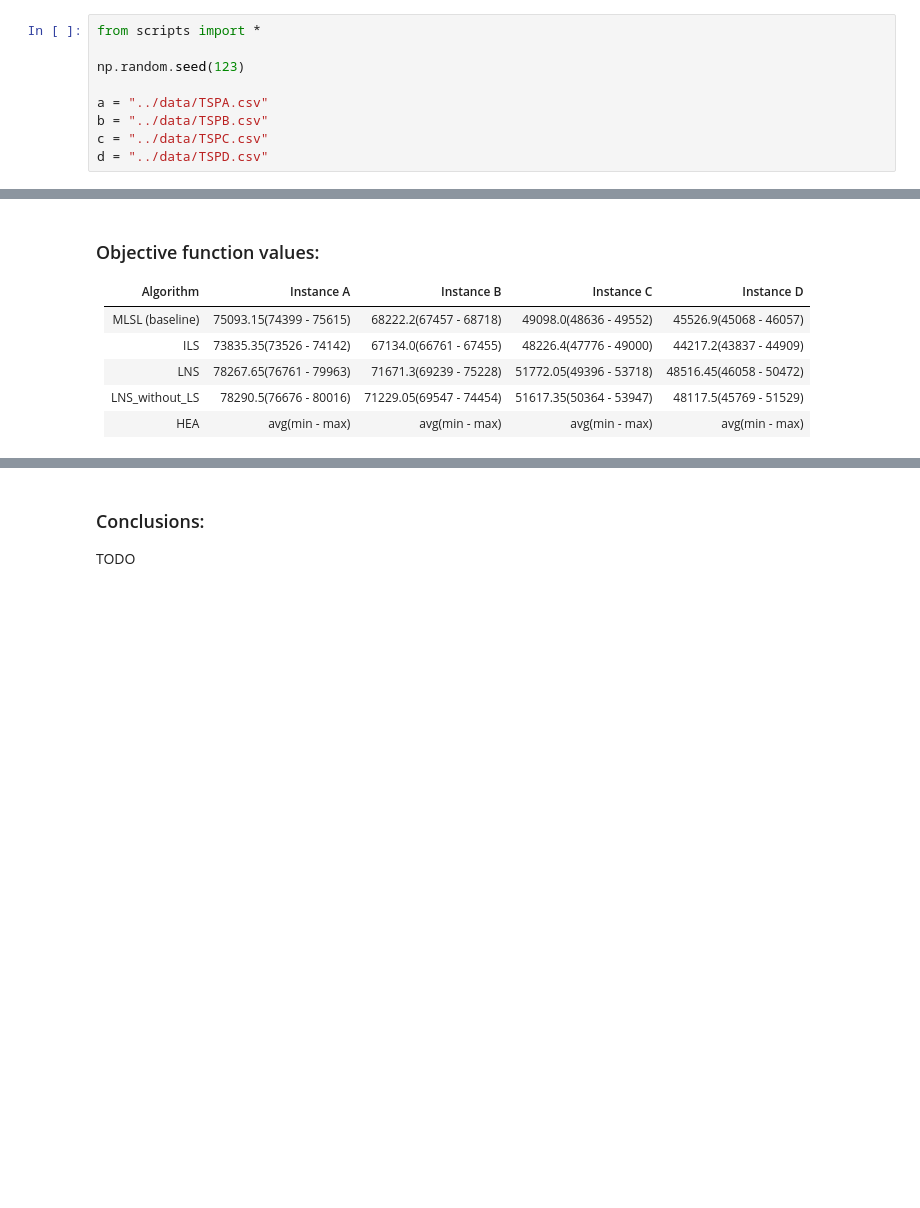
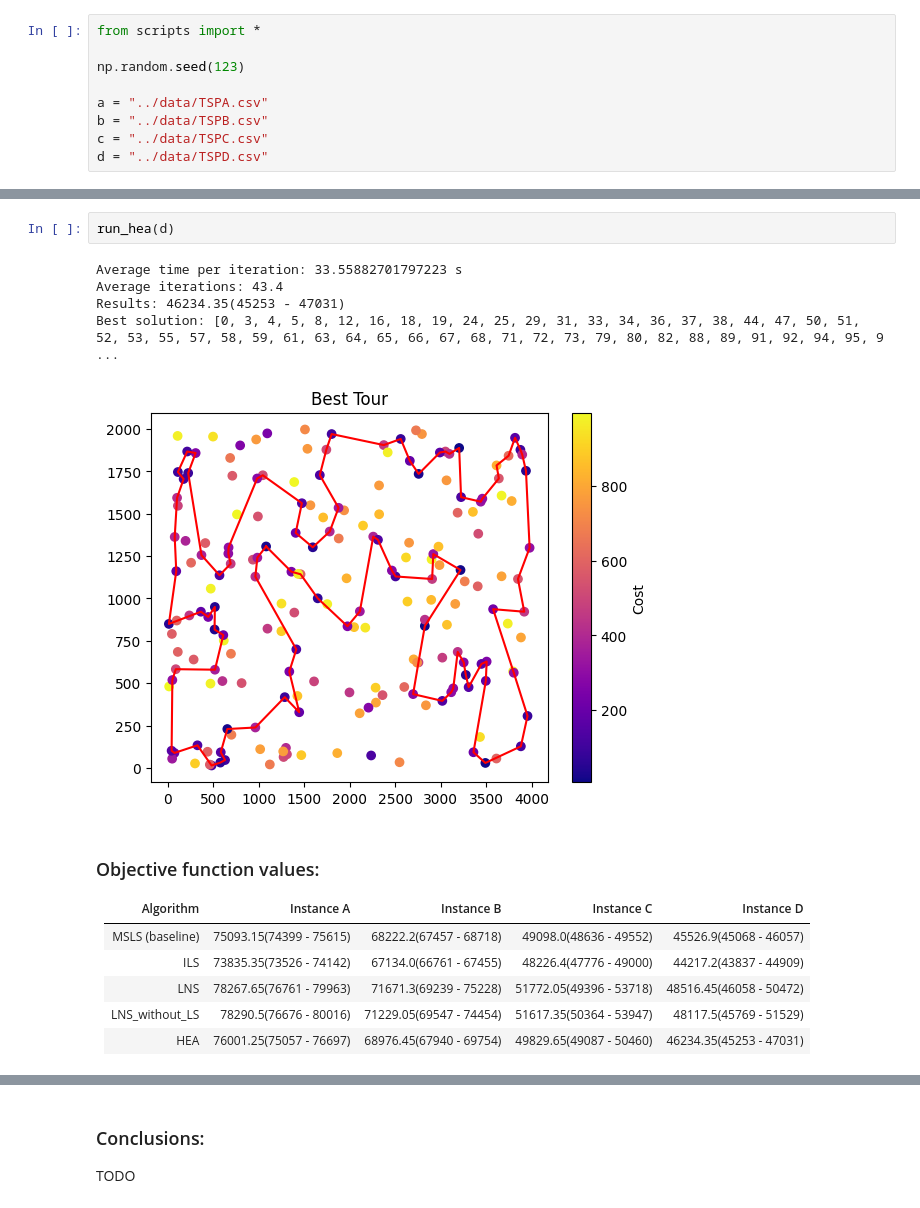
Before and after one commit to Oskshust/evo_comp, a Jupyter notebook: 9/raport.ipynb, the cells around one changed output, grey strips where cells are left out. Cells and saved outputs as stored; diff of their text form; blank space fills up the shorter version.

```diff
--- a/9/raport.ipynb
+++ b/9/raport.ipynb
@@ -63,13 +66,21 @@ Best solution: [0, 1, 4, 5, 6, 8, 11, 14, 15, 19, 20, 21, 22, 26, 31, 32, 36, 37
+# %%
+run_hea(d)
+# %% [output]
+Average time per iteration: 33.55882701797223 s
+Average iterations: 43.4
+Results: 46234.35(45253 - 47031)
+Best solution: [0, 3, 4, 5, 8, 12, 16, 18, 19, 24, 25, 29, 31, 33, 34, 36, 37, 38, 44, 47, 50, 51, 52, 53, 55, 57, 58, 59, 61, 63, 64, 65, 66, 67, 68, 71, 72, 73, 79, 80, 82, 88, 89, 91, 92, 94, 95, 9 ...
+[figure, added]
 # %% [markdown]
 ### Objective function values:
 
 | Algorithm | Instance A  | Instance B   | Instance C   | Instance D   |
 |-----------|----------|----------|----------|----------|
-| MLSL (baseline) | 75093.15(74399 - 75615) | 68222.2(67457 - 68718) |  49098.0(48636 - 49552) | 45526.9(45068 - 46057) |
+| MSLS (baseline) | 75093.15(74399 - 75615) | 68222.2(67457 - 68718) |  49098.0(48636 - 49552) | 45526.9(45068 - 46057) |
 | ILS | 73835.35(73526 - 74142) | 67134.0(66761 - 67455) | 48226.4(47776 - 49000) | 44217.2(43837 - 44909) |
 | LNS | 78267.65(76761 - 79963) | 71671.3(69239 - 75228) | 51772.05(49396 - 53718) | 48516.45(46058 - 50472) |
 | LNS_without_LS | 78290.5(76676 - 80016) | 71229.05(69547 - 74454) | 51617.35(50364 - 53947) | 48117.5(45769 - 51529) |
-| HEA | avg(min - max) | avg(min - max) | avg(min - max) | avg(min - max) |
+| HEA | 76001.25(75057 - 76697) | 68976.45(67940 - 69754) | 49829.65(49087 - 50460) | 46234.35(45253 - 47031) |
 # %% [markdown]
 ### Average time per instance values (in seconds):
 
```
Also changed, not shown: parts of 8 cells of this notebook, 2 other files.
